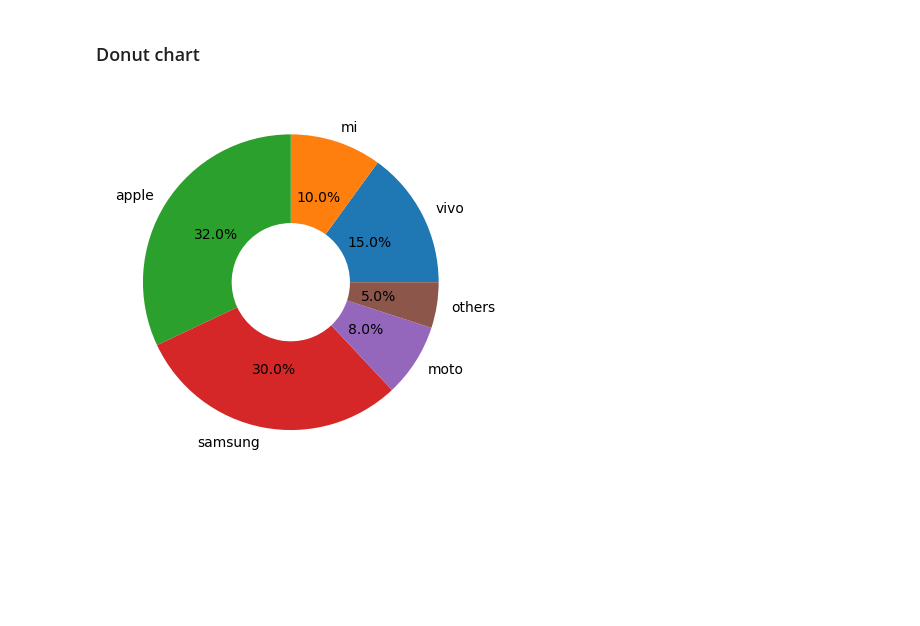
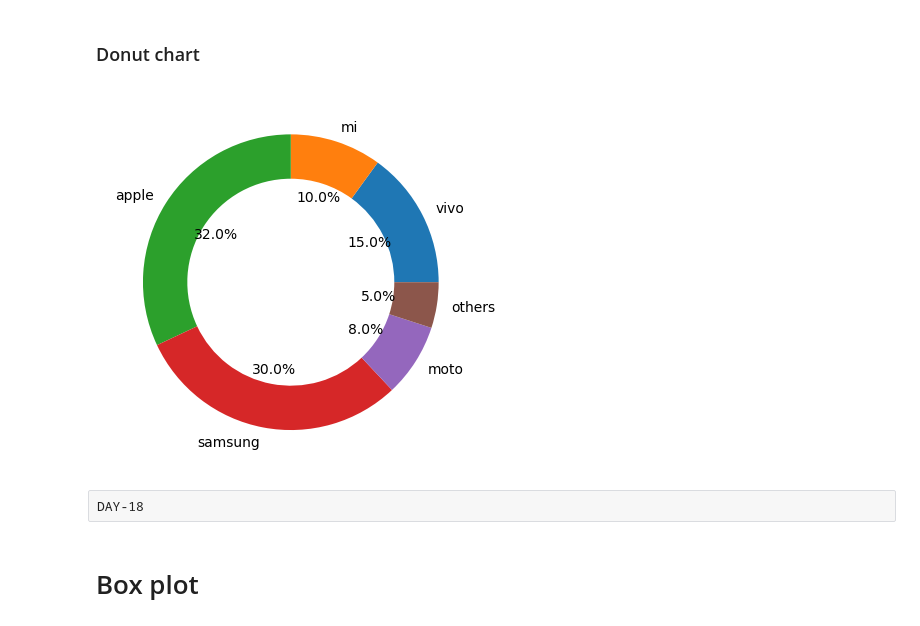
Before and after one commit to Shivacharan16/Data-Analytics-, a Jupyter notebook: Matplotlib.ipynb, the cells around one changed output. Cells and saved outputs as stored; diff of their text form; code cells hidden in the pictures; blank space fills up the shorter version.

```diff
--- a/Matplotlib.ipynb
+++ b/Matplotlib.ipynb
@@ -172,7 +174,11 @@ plt.show()
 # %%
 brands = ["vivo", "mi", "apple", "samsung", "moto", "others"]
 market_share = [15,10,32,30,8,5]
-plt.pie(market_share, labels = brands, autopct = '%1.1f%%', wedgeprops = dict(width = 0.6))
+plt.pie(market_share, labels = brands, autopct = '%1.1f%%', wedgeprops = dict(width = 0.3))
 plt.show()
 # %% [output]
-[figure, old version]
+[figure, new version]
+# %% [raw]
+DAY-18
+# %% [markdown]
+# Box plot
```
Also changed, not shown: parts of 13 cells of this notebook.
